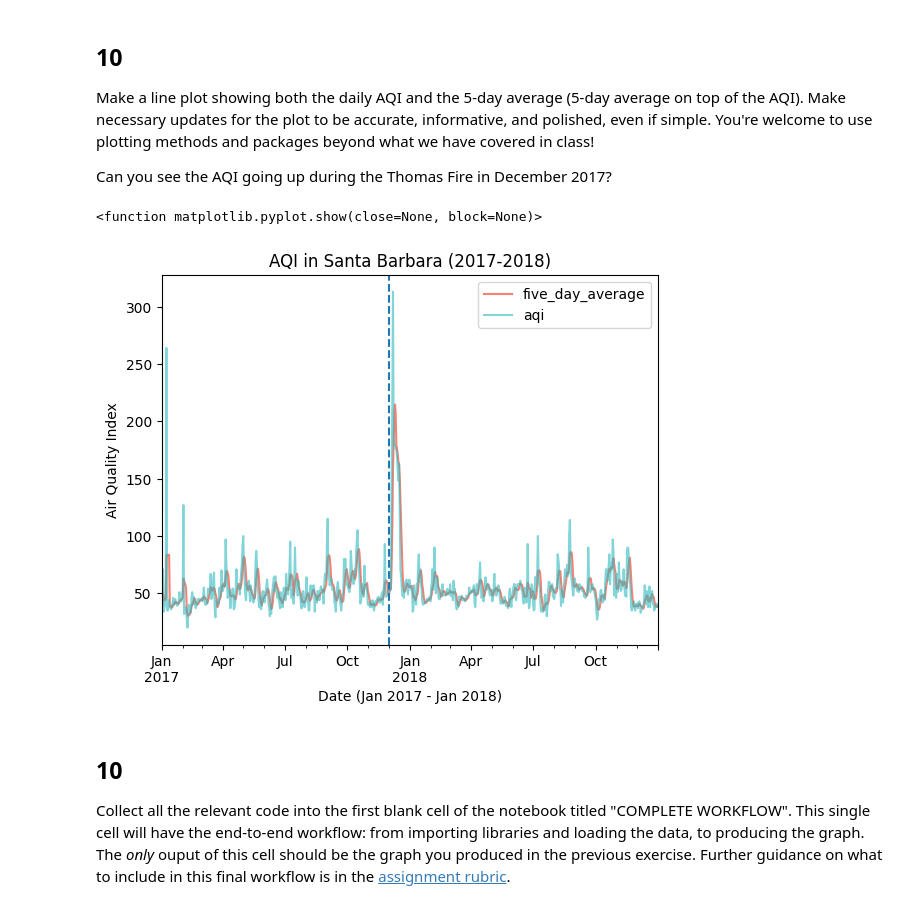
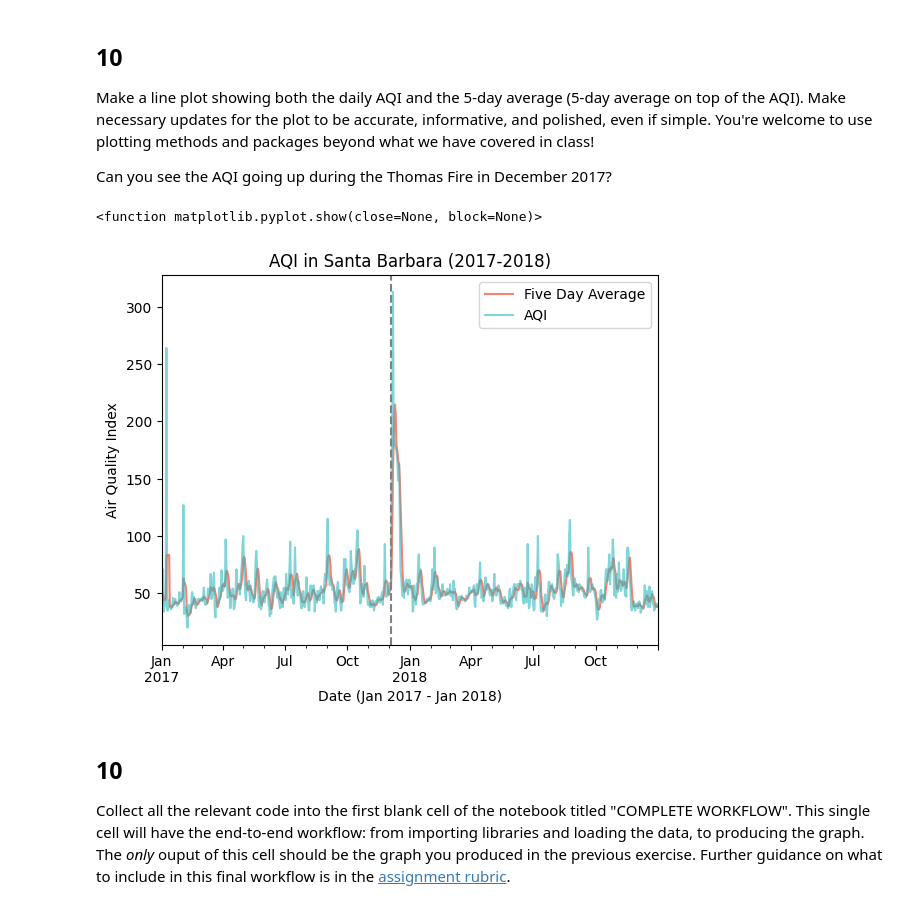
Before and after one commit to leirubinstein/eds220-hwk2, a Jupyter notebook: hwk2-task3-aqi.ipynb, the cells around one changed output. Drawn from its saved outputs; the diff is of its cells as text; code cells hidden in the pictures.

```diff
--- a/hwk2-task3-aqi.ipynb
+++ b/hwk2-task3-aqi.ipynb
@@ -305,29 +305,33 @@ Can you see the AQI going up during the Thomas Fire in December 2017?
 # %%
 # Initialize empty figure
 fig, ax = plt.subplots()
 
 # Plot data
 aqi_sb.plot(ax = ax,
         y = 'five_day_average',
         kind = 'line',
-        color = '#FA8072')
+        color = '#FA8072',
+        label = 'Five Day Average')
 aqi_sb.plot(ax = ax,
         y = 'aqi',
         kind = 'line',
         color = '#2ebabf',
+        label = 'AQI',
         alpha = 0.6)
 
 ax.set_title('AQI in Santa Barbara (2017-2018)')
 ax.set_ylabel('Air Quality Index')
 ax.set_xlabel('Date (Jan 2017 - Jan 2018)')
 
-plt.axvline(x = '2017-12-01',
-            linestyle='dashed')
+plt.axvline(x = '2017-12-04',
+            linestyle='dashed',
+            color='gray',
+            label='December 4, 2017')
 
 plt.show
 # %% [output]
 <function matplotlib.pyplot.show(close=None, block=None)>
-[figure, old version]
+[figure, new version]
 # %% [markdown]
 ## 10
 
```
Also changed, not shown: 1 other file.
